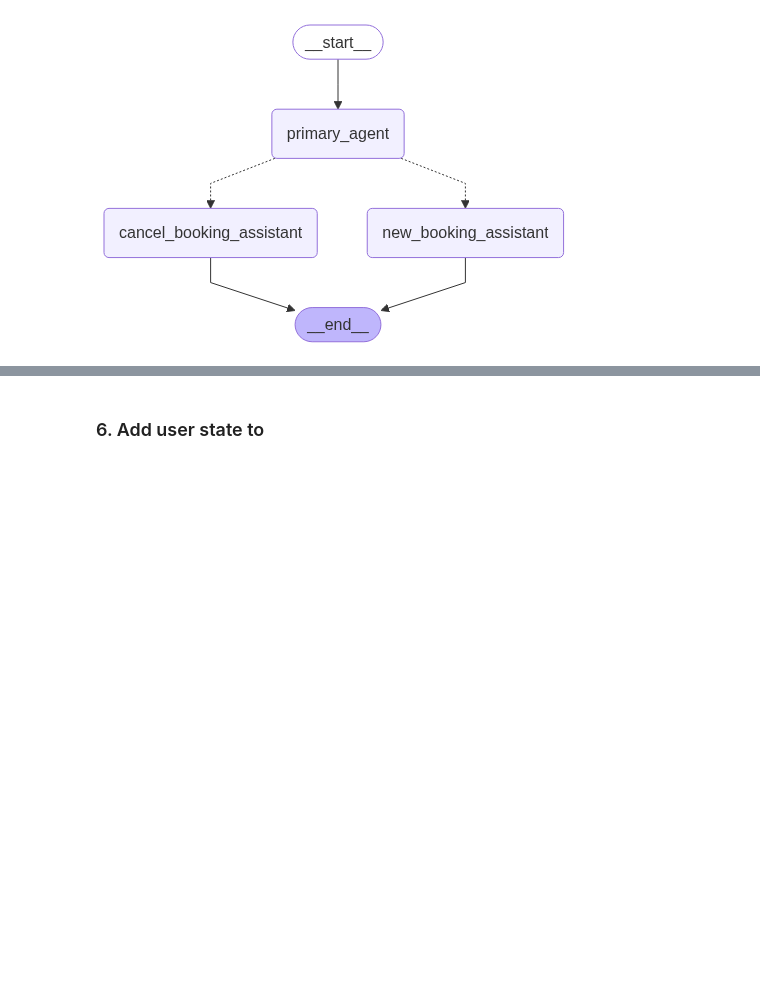
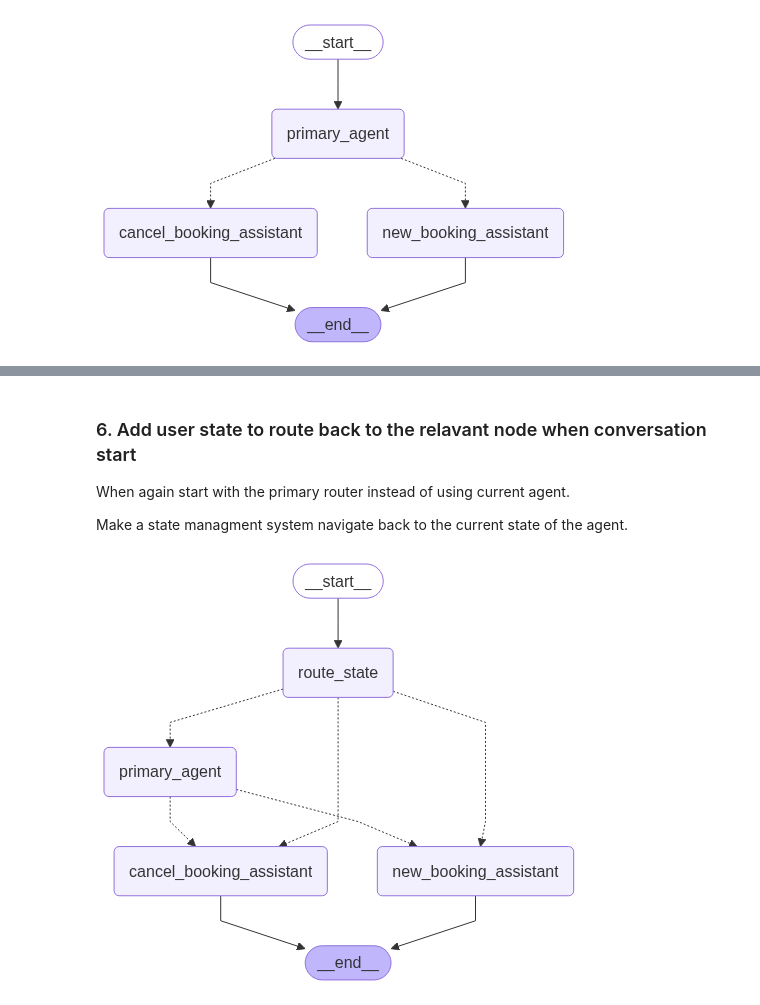
Before and after one commit to JHansiduYapa/Multi-Agent-System-for-Healthcare-Appointment-Booking, a Jupyter notebook: v2-agent/v2.2-agent.ipynb, the cells around one changed output, grey strips where cells are left out. Cells and saved outputs as stored; diff of their text form; code cells hidden in the pictures; blank space fills up the shorter version.

```diff
--- a/v2-agent/v2.2-agent.ipynb
+++ b/v2-agent/v2.2-agent.ipynb
@@ -107,11 +125,11 @@ I can help you book an appointment with Dr. Alice. But first, I need to know her
 from IPython.display import Image, display
 from langgraph.prebuilt import create_react_agent, InjectedState
 
-tools = [search_appointment, cancel_appointment]
+tools = [search_appointment, cancel_appointment, complete_task]
 cancel_booking_assistant_node = create_react_agent(
     model=llm,
     tools=tools,
-    prompt="You are a cancel appointment booking assistant.before cancel an appointment, You should search for an appointment. Then you should ",
+    prompt="You are a cancel appointment booking assistant.before cancel an appointment, You should search for an appointment. If all task is completed call the complete_task.",
     name="cancel_booking_assistant"
 )
 
@@ -290,2 +297,6 @@ Your appointment with ID 2 has been cancelled.
 # %% [markdown]
-### 6. Add user state to
+### 6. Add user state to route back to the relavant node when conversation start
+
+When again start with the primary router instead of using current agent.
+
+Make a state managment system navigate back to the current state of the agent.
@@ -291,0 +357,43 @@ Your appointment with ID 2 has been cancelled.
+# %%
+# define primary node slightly different and add current state and update that state
+def primary_agent(state: State) -> Command[Literal["cancel_booking_assistant", "new_booking_assistant"]]:
+
+    response = llm_with_tools.invoke(state["messages"])
+
+    print(response)
+
+    # if the router think to navigate to agent
+    if hasattr(response, "tool_call") or hasattr(response, "tool_calls"):
+        # get the tool name and route to relavant node
+        tool_call = response.tool_calls[0]
+        tool_name = tool_call["name"]
+
+        # route to relavant node
+        return Command(
+            # next node to be executed next
+            goto=tool_name,
+            # state update
+            update={"messages": [], "dialog_state":tool_name}
+        )
+
+    return {"messages": [], "dialog_state":None}
+# %%
+from langgraph.checkpoint.memory import MemorySaver
+memory = MemorySaver()
+# Create the graph
+graph_builder = StateGraph(State)
+graph_builder.add_node("route_state", route_to_workflow)
+graph_builder.add_node("primary_agent", primary_agent)
+graph_builder.add_node("new_booking_assistant", new_booking_assistant_node)
+graph_builder.add_node("cancel_booking_assistant", cancel_booking_assistant_node)
+
+graph_builder.set_entry_point("route_state")
+graph_builder.add_edge("route_state" ,"primary_agent")
+graph = graph_builder.compile(checkpointer=memory)
+
+from IPython.display import Image, display
+
+display(Image(graph.get_graph().draw_mermaid_png()))
+# This requires some extra dependencies and is optional
+# %% [output]
+[figure, added]
```
Also changed, not shown: parts of 15 cells of this notebook.
